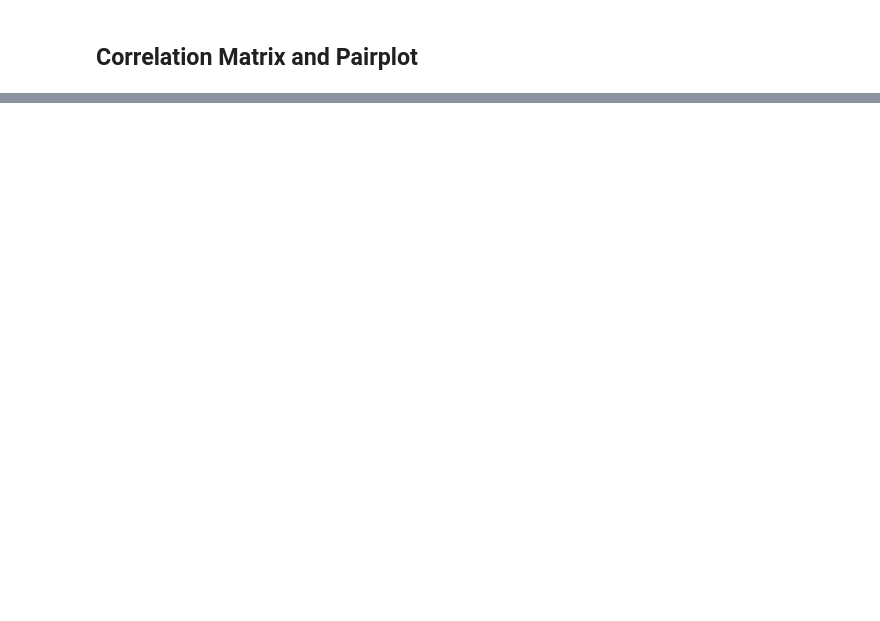
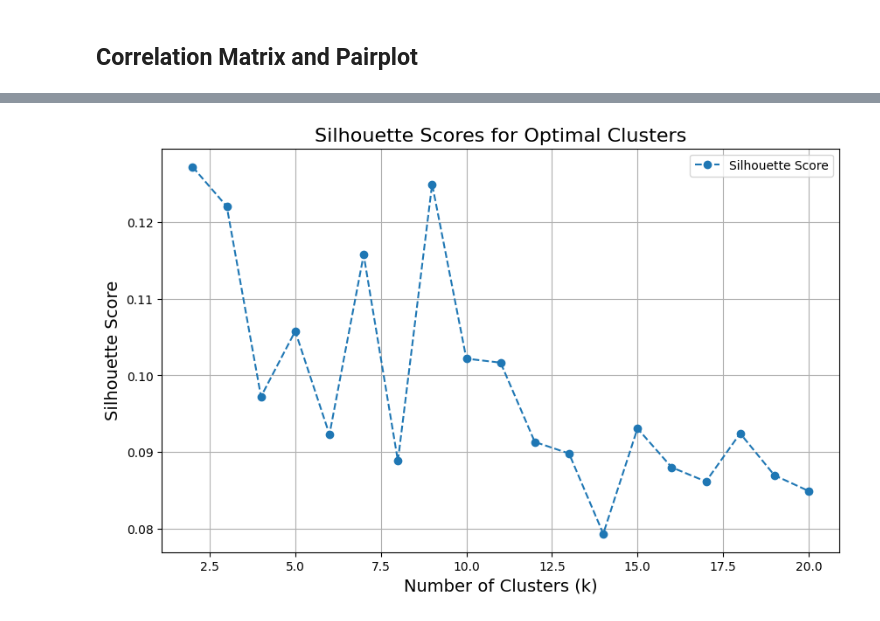
Before and after one commit to ArnabPurkaystha/ai_training, a Jupyter notebook: 12_project_ml_eda/academic_performance.ipynb, the cells around one changed output, grey strips where cells are left out. Saved outputs shown, nothing was run; the diff lists cells and outputs as text; code cells hidden in the pictures; blank space fills up the shorter version.

```diff
--- a/12_project_ml_eda/academic_performance.ipynb
+++ b/12_project_ml_eda/academic_performance.ipynb
@@ -487,0 +533,12 @@ key insights from this pairplot are:
+# %%
+# Plot Silhouette Scores
+plt.figure(figsize=(10, 6))
+plt.plot(k_values, silhouette_scores, marker='o', linestyle='--', label='Silhouette Score')
+plt.title('Silhouette Scores for Optimal Clusters', fontsize=16)
+plt.xlabel('Number of Clusters (k)', fontsize=14)
+plt.ylabel('Silhouette Score', fontsize=14)
+plt.grid()
+plt.legend()
+plt.show()
+# %% [output]
+[figure, added]
```
Also changed, not shown: parts of 42 cells of this notebook, 2 other files.
